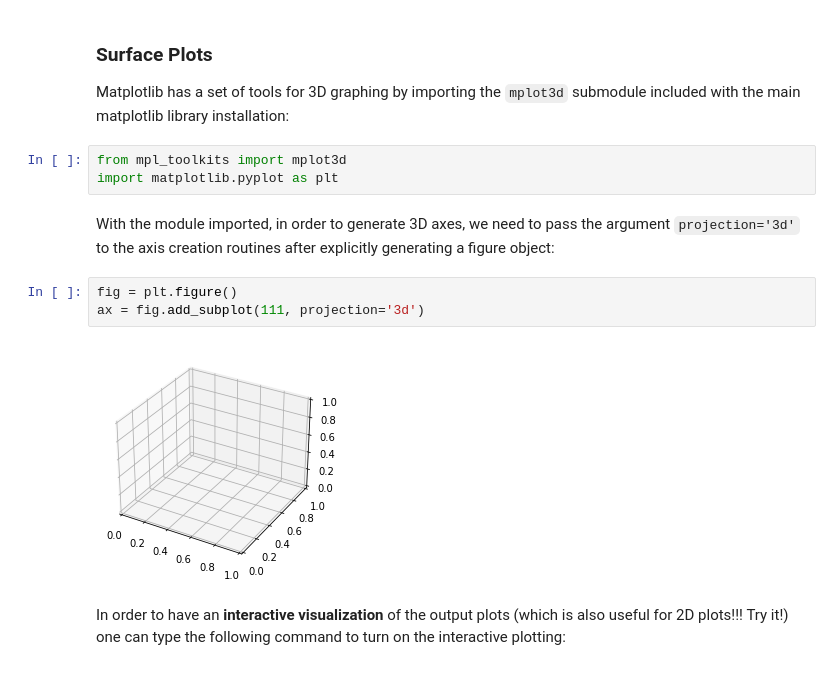
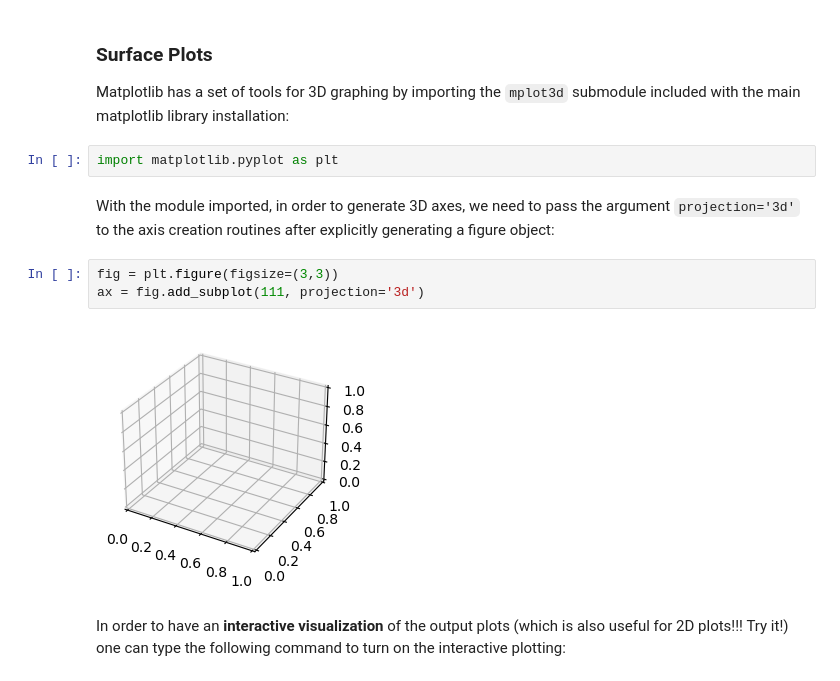
Before and after one commit to LLACorp/Python-Course-for-Scientific-Programming, a Jupyter notebook: LECTURES/Lecture_04.ipynb, the cells around one changed output. Cells and saved outputs as stored; diff of their text form.

```diff
--- a/LECTURES/Lecture_04.ipynb
+++ b/LECTURES/Lecture_04.ipynb
@@ -1364,15 +1364,14 @@ plt.show()
 ### Surface Plots
 Matplotlib has a set of tools for 3D graphing by importing the `mplot3d` submodule included with the main matplotlib library installation:
 # %%
-from mpl_toolkits import mplot3d
 import matplotlib.pyplot as plt
 # %% [markdown]
 With the module imported, in order to generate 3D axes, we need to pass the argument `projection='3d'` to the axis creation routines after explicitly generating a figure object:
 # %%
-fig = plt.figure()
+fig = plt.figure(figsize=(3,3))
 ax = fig.add_subplot(111, projection='3d')
 # %% [output]
-[figure, old version]
+[figure, new version]
 # %% [markdown]
 In order to have an **interactive visualization** of the output plots (which is also useful for 2D plots!!! Try it!) one can type the following command to turn on the interactive plotting:
 # %%
```
Also changed, not shown: 5 other files.
